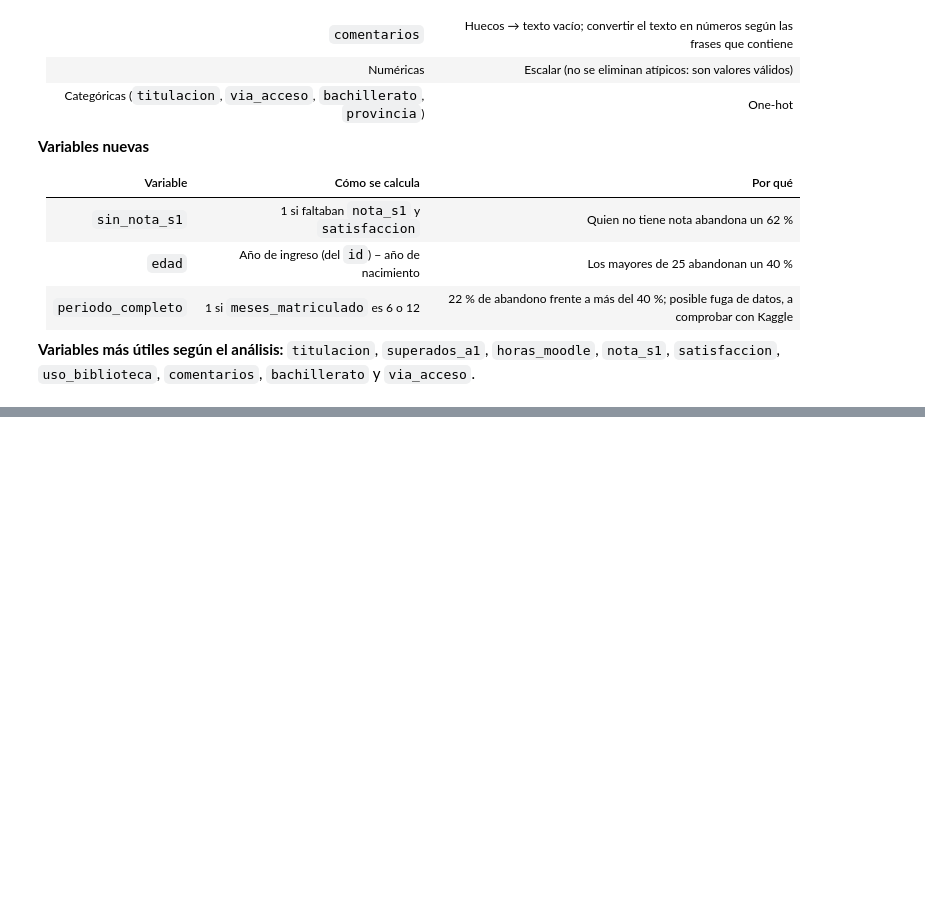
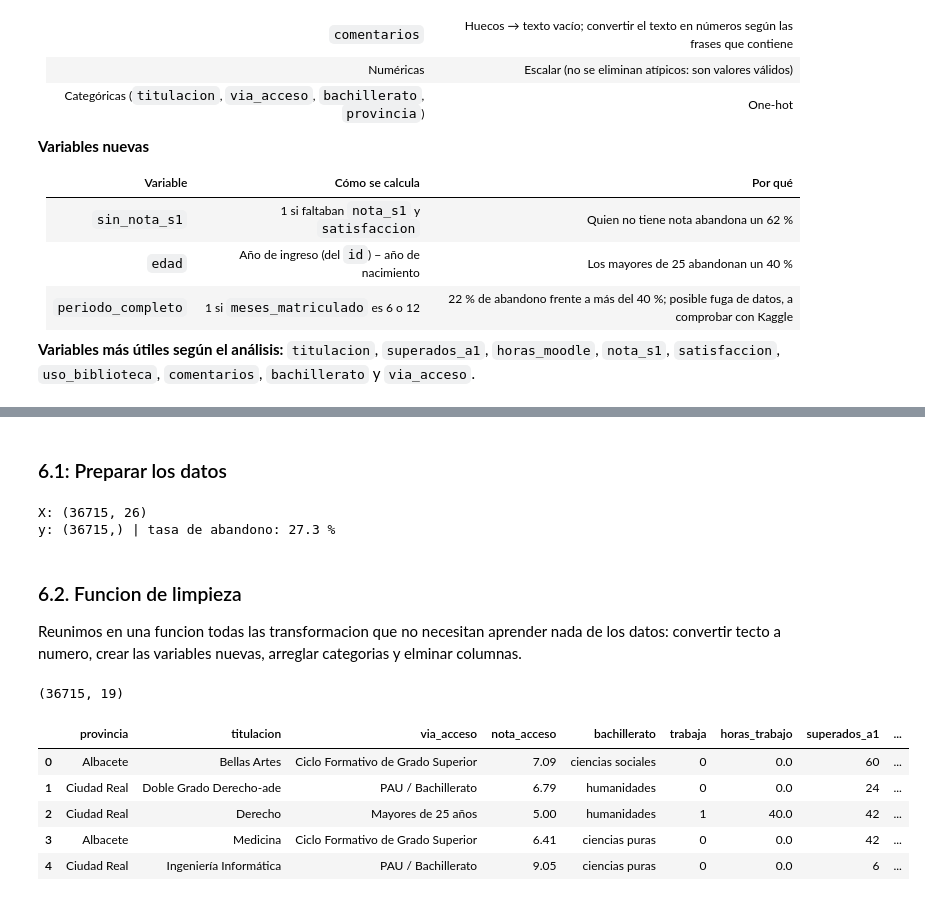
Before and after one commit to alfquito0206/data-mining-2026, a Jupyter notebook: practica-01/Práctica 1 - Análisis, procesamiento y validación .ipynb, the cells around one changed output, grey strips where cells are left out. Saved outputs shown, nothing was run; the diff lists cells and outputs as text; code cells hidden in the pictures; blank space fills up the shorter version.

```diff
--- a/practica-01/Práctica 1 - Análisis, procesamiento y validación .ipynb
+++ b/practica-01/Práctica 1 - Análisis, procesamiento y validación .ipynb
@@ -1625,0 +1637,70 @@ Frases distintas: 583 | con 300 o más apariciones: 50
+# %% [markdown]
+### 6.1: Preparar los datos
+# %%
+# quitar duplicados y separar variables predictoras (X) y variable objetivo (y)
+datos = df_train.drop_duplicates()
+
+X = datos.drop(columns='abandono')
+y = datos['abandono']
+
+print('X:', X.shape)
+print('y:', y.shape, '| tasa de abandono:', round(y.mean() * 100, 1), '%')
+# %% [output]
+X: (36715, 26)
+y: (36715,) | tasa de abandono: 27.3 %
+# %% [markdown]
+### 6.2. Funcion de limpieza
+
+Reunimos en una funcion todas las transformacion que no necesitan aprender nada de los datos: convertir tecto a numero, crear las variables nuevas, arreglar categorias y elminar columnas.
+# %%
+from sklearn.preprocessing import FunctionTransformer
+
+def limpiar(df):
+    df = df.copy()
+
+    # 1. columnas numéricas guardadas como texto -> número (5.3)
+    for col in ['nota_acceso', 'nota_s1', 'satisfaccion']:
+        df[col] = pd.to_numeric(df[col].str.replace(',', '.'))
+    df['horas_moodle'] = pd.to_numeric(
+        df['horas_moodle'].str.replace(',', '.').str.replace('~', '')
+        .str.replace('horas', '').str.replace('h', '').str.strip())
+
+    # 2. variables nuevas (5.2 y 5.5)
+    df['sin_nota_s1'] = df['nota_s1'].isna().astype(int)
+    anio_ingreso = df['id'].str.split('-').str[1].astype(int)
+    df['edad'] = anio_ingreso - pd.to_datetime(df['nacimiento']).dt.year
+    df['periodo_completo'] = df['meses_matriculado'].isin([6, 12]).astype(int)
+
+    # 3. horas_trabajo: 0 si no trabaja, 25 (mediana de los que trabajan) si falta (5.2)
+    df.loc[df['trabaja'] == 0, 'horas_trabajo'] = 0
+    df['horas_trabajo'] = df['horas_trabajo'].fillna(25)
+
+    # 4. arreglar categorías mal escritas (5.3 y 5.5)
+    df['provincia'] = df['provincia'].replace('Ciudad', 'Ciudad Real')
+    df['bachillerato'] = (df['bachillerato']
+        .str.strip().str.lower()
+        .str.normalize('NFKD').str.encode('ascii', errors='ignore').str.decode('ascii')
+        .replace({'salud': 'ciencias de la salud', 'social': 'ciencias sociales',
+                  'ciencias': 'ciencias puras', 'cientifico': 'ciencias puras',
+                  'artistico': 'artes'}))
+    df['comentarios'] = df['comentarios'].fillna('')
+
+    # 5. eliminar las columnas descartadas en el EDA (5.6)
+    df = df.drop(columns=['id', 'nombre', 'nacimiento', 'residencia_id', 'grupo_trabajo',
+                          'modalidad', 'creditos_a1', 'numero_fav', 'color_fav', 'talla_zapato'])
+    return df
+
+limpieza = FunctionTransformer(limpiar)
+
+# comprobar el resultado
+X_limpio = limpieza.fit_transform(X)
+print(X_limpio.shape)
+X_limpio.head()
+# %% [output]
+(36715, 19)
+|  | provincia | titulacion | via_acceso | nota_acceso | bachillerato | trabaja | horas_trabajo | superados_a1 | ... |
+| 0 | Albacete | Bellas Artes | Ciclo Formativo de Grado Superior | 7.09 | ciencias sociales | 0 | 0.0 | 60 | ... |
+| 1 | Ciudad Real | Doble Grado Derecho-ade | PAU / Bachillerato | 6.79 | humanidades | 0 | 0.0 | 24 | ... |
+| 2 | Ciudad Real | Derecho | Mayores de 25 años | 5.00 | humanidades | 1 | 40.0 | 42 | ... |
+| 3 | Albacete | Medicina | Ciclo Formativo de Grado Superior | 6.41 | ciencias puras | 0 | 0.0 | 42 | ... |
+| 4 | Ciudad Real | Ingeniería Informática | PAU / Bachillerato | 9.05 | ciencias puras | 0 | 0.0 | 6 | ... |
```
Also changed, not shown: parts of 6 cells of this notebook.
